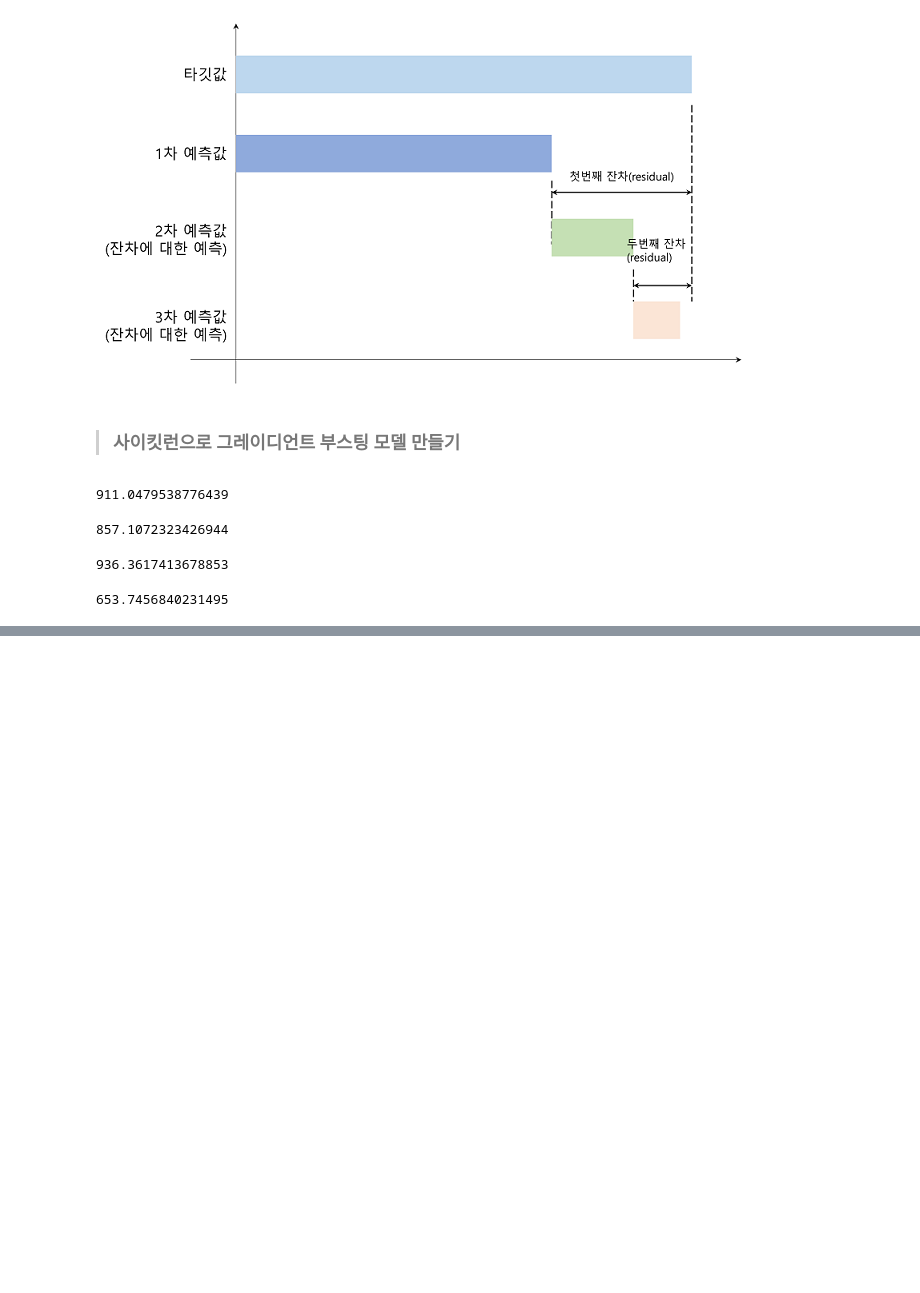
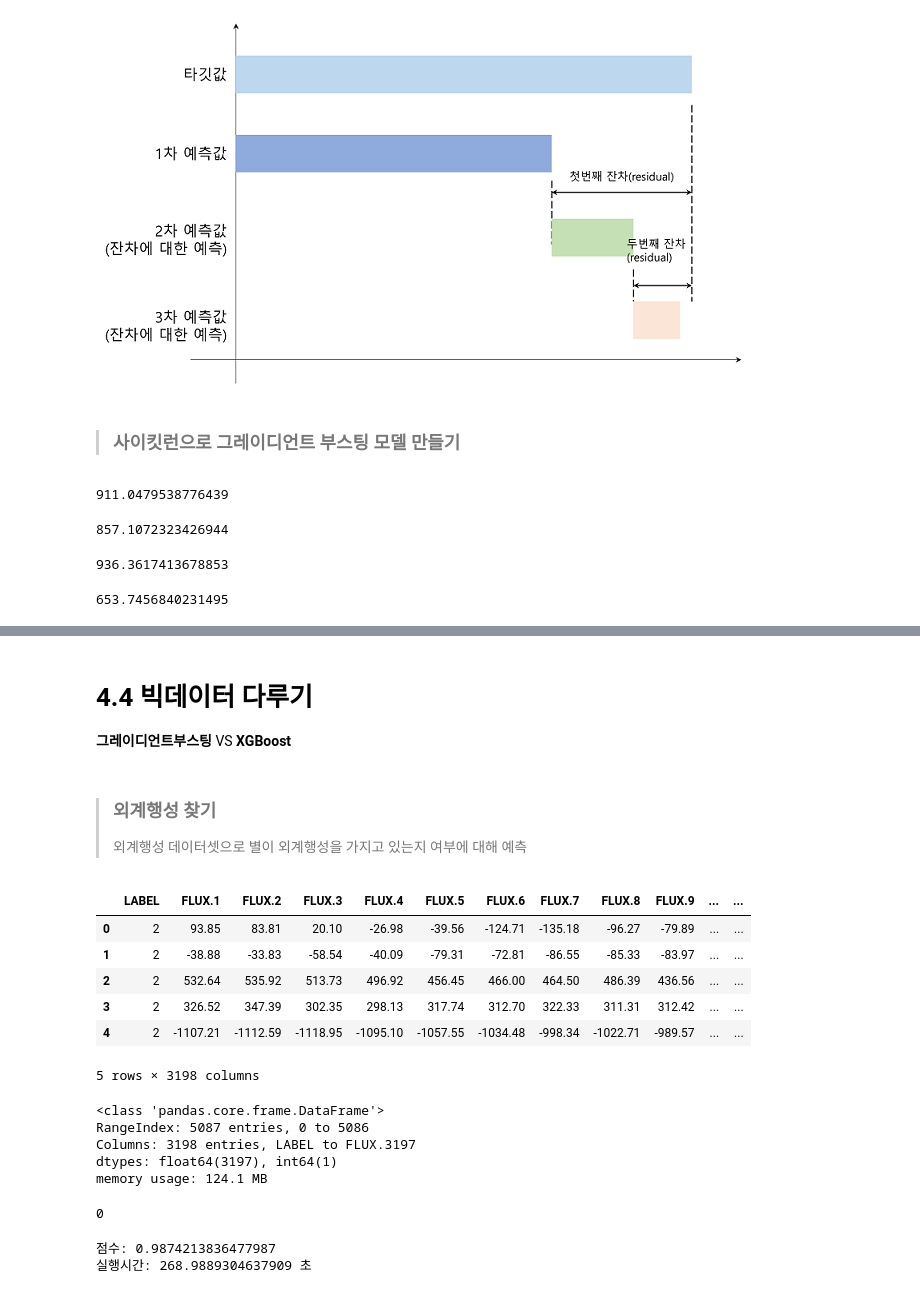
Before and after one commit to mini3713/mini3713, a Jupyter notebook: 머신러닝+딥러닝/XGBoost_04_From_Gradient_Boosting_to_XGBoost.ipynb, the cells around one changed output, grey strips where cells are left out. Saved outputs shown, nothing was run; the diff lists cells and outputs as text; code cells hidden in the pictures; blank space fills up the shorter version.

```diff
--- a/머신러닝+딥러닝/XGBoost_04_From_Gradient_Boosting_to_XGBoost.ipynb
+++ b/머신러닝+딥러닝/XGBoost_04_From_Gradient_Boosting_to_XGBoost.ipynb
@@ -137,0 +284,31 @@ MSE(y_test, y_pred)**0.5
+# %% [markdown]
+4.4 빅데이터 다루기
+====================
+**그레이디언트부스팅** VS **XGBoost**
+# %% [markdown]
+> ### 외계행성 찾기
+> 외계행성 데이터셋으로 별이 외계행성을 가지고 있는지 여부에 대해 예측
+# %%
+# 데이터셋 전처리
+df = pd.read_csv('/content/exoplanets.csv')
+df.head()
+# %% [output]
+|  | LABEL | FLUX.1 | FLUX.2 | FLUX.3 | FLUX.4 | FLUX.5 | FLUX.6 | FLUX.7 | FLUX.8 | FLUX.9 | ... | ... |
+| 0 | 2 | 93.85 | 83.81 | 20.10 | -26.98 | -39.56 | -124.71 | -135.18 | -96.27 | -79.89 | ... | ... |
+| 1 | 2 | -38.88 | -33.83 | -58.54 | -40.09 | -79.31 | -72.81 | -86.55 | -85.33 | -83.97 | ... | ... |
+| 2 | 2 | 532.64 | 535.92 | 513.73 | 496.92 | 456.45 | 466.00 | 464.50 | 486.39 | 436.56 | ... | ... |
+| 3 | 2 | 326.52 | 347.39 | 302.35 | 298.13 | 317.74 | 312.70 | 322.33 | 311.31 | 312.42 | ... | ... |
+| 4 | 2 | -1107.21 | -1112.59 | -1118.95 | -1095.10 | -1057.55 | -1034.48 | -998.34 | -1022.71 | -989.57 | ... | ... |
+5 rows × 3198 columns
+# %%
+df.info()
+# %% [output]
+<class 'pandas.core.frame.DataFrame'>
+RangeIndex: 5087 entries, 0 to 5086
+Columns: 3198 entries, LABEL to FLUX.3197
+dtypes: float64(3197), int64(1)
+memory usage: 124.1 MB
+# %%
+df.isnull().sum().sum()
+# %% [output]
+0
@@ -137,0 +323,15 @@ MSE(y_test, y_pred)**0.5
+# %%
+# 속도 비교
+import time
+start = time.time()
+gbr = GradientBoostingClassifier(n_estimators=100, max_depth=2, random_state=2)
+gbr.fit(X_train, y_train)
+y_pred = gbr.predict(X_test)
+score = accuracy_score(y_pred, y_test)
+print('점수: ' + str(score))
+end = time.time()
+elapsed = end - start
+print('실행시간: ' + str(elapsed) + ' 초')
+# %% [output]
+점수: 0.9874213836477987
+실행시간: 268.9889304637909 초
```
Also changed, not shown: parts of 20 cells of this notebook.
